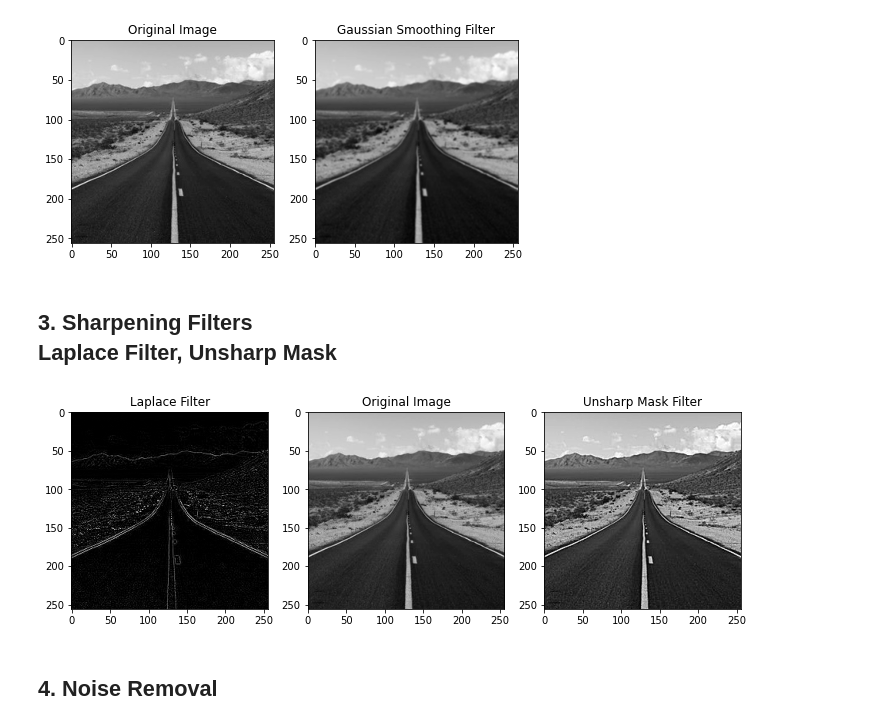
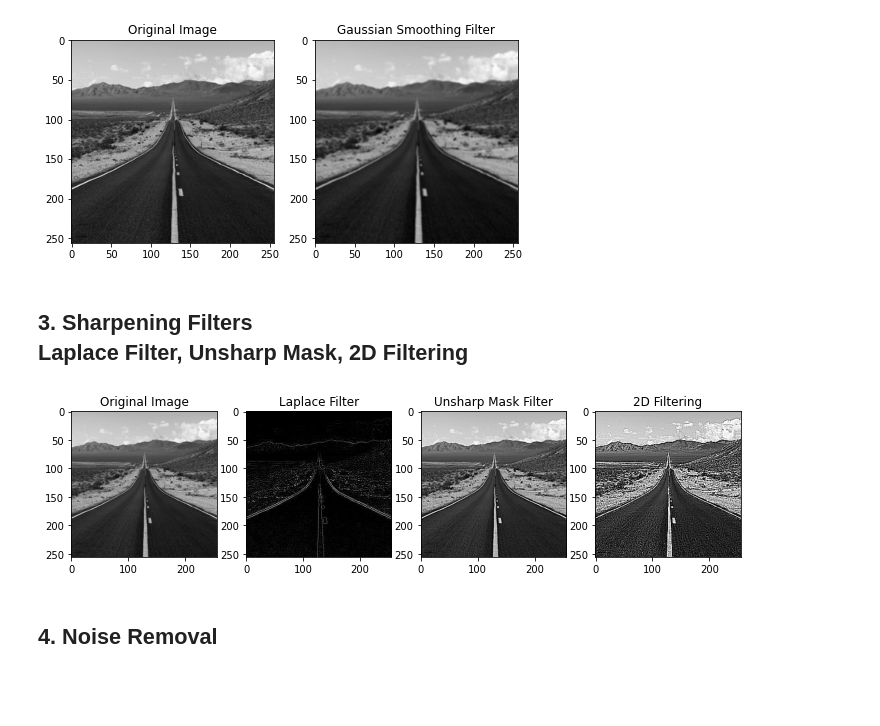
Before and after one commit to siddharthapdutta/DIP-Lab-Sem7, a Jupyter notebook: Exp 5 - Implementation of Image Enhancement Methods (Spatial & Frequency Domain).ipynb, the cells around one changed output. Drawn from its saved outputs; the diff is of its cells as text; code cells hidden in the pictures; blank space fills up the shorter version.

```diff
--- a/Exp 5 - Implementation of Image Enhancement Methods (Spatial & Frequency Domain).ipynb
+++ b/Exp 5 - Implementation of Image Enhancement Methods (Spatial & Frequency Domain).ipynb
@@ -90,7 +91,7 @@ ax2.title.set_text('Gaussian Smoothing Filter')
 # %% [output]
 [figure]
 # %% [markdown]
-## 3. Sharpening Filters<br>Laplace Filter, Unsharp Mask
+## 3. Sharpening Filters<br>Laplace Filter, Unsharp Mask, 2D Filtering
 # %%
 # Laplace Filter
 laplacian = cv2.Laplacian(image, cv2.CV_8U)
@@ -98,21 +99,28 @@ laplacian = cv2.Laplacian(image, cv2.CV_8U)
 # Unsharp Masking
 gaussian_blur = cv2.GaussianBlur(image, (7,7), 0)
 unsharp_image = cv2.addWeighted(image, 2, gaussian_blur, -1, 0)
+
+# 2D Filtering
+conv_filter = np.array([[-1, -1, -1], [-1, 9, -1], [-1, -1, -1]])
+filtered = cv2.filter2D(image, -1, conv_filter)
 # %%
 # Displaying Results
 fig = plt.figure(figsize=(12, 10))
-ax1 = fig.add_subplot(131)
-ax2 = fig.add_subplot(132)
-ax3 = fig.add_subplot(133)
+ax1 = fig.add_subplot(141)
+ax2 = fig.add_subplot(142)
+ax3 = fig.add_subplot(143)
+ax4 = fig.add_subplot(144)
 
-ax1.imshow(laplacian, cmap='gray')
-ax1.title.set_text('Laplace Filter')
-ax2.imshow(image, cmap='gray')
-ax2.title.set_text('Original Image')
+ax1.imshow(image, cmap='gray')
+ax1.title.set_text('Original Image')
+ax2.imshow(laplacian, cmap='gray')
+ax2.title.set_text('Laplace Filter')
 ax3.imshow(unsharp_image, cmap='gray')
 ax3.title.set_text('Unsharp Mask Filter')
+ax4.imshow(filtered, cmap='gray')
+ax4.title.set_text('2D Filtering')
 # %% [output]
-[figure, old version]
+[figure, new version]
 # %% [markdown]
 ## 4. Noise Removal
 # %%
```
Also changed, not shown: parts of 4 cells of this notebook.
